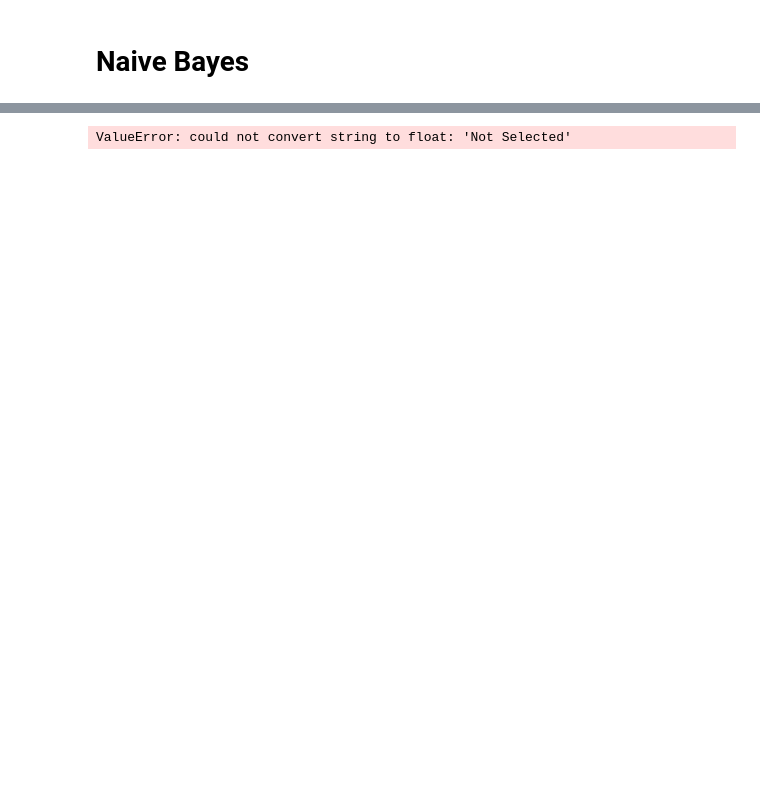
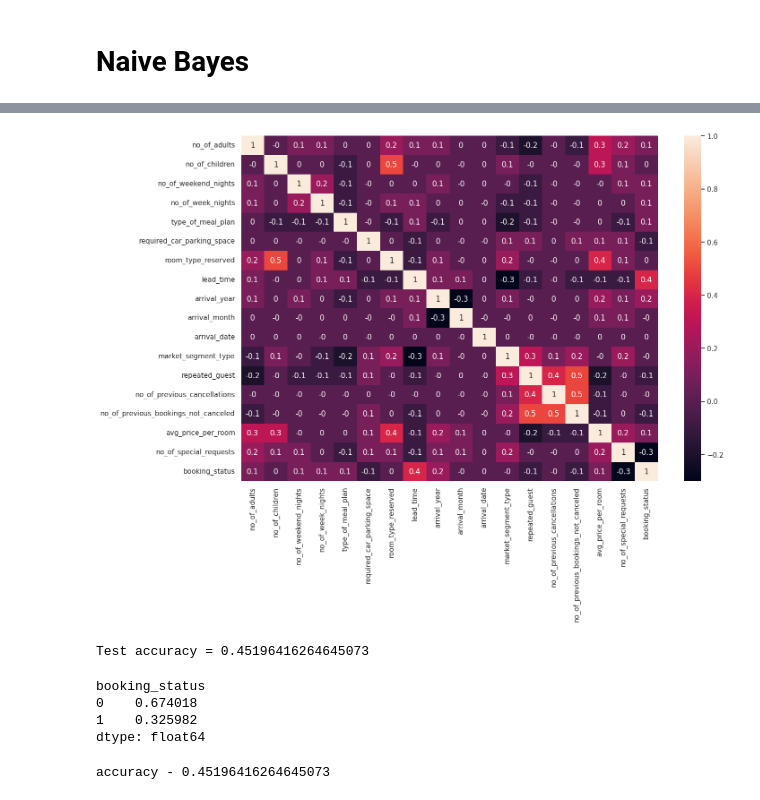
Before and after one commit to nmention/Hotel_reservations, a Jupyter notebook: dataset.ipynb, the cells around one changed output, grey strips where cells are left out. Drawn from its saved outputs; the diff is of its cells as text; code cells hidden in the pictures; blank space fills up the shorter version.

Commit message:
WAOUHHHH
Bayes

```diff
--- a/dataset.ipynb
+++ b/dataset.ipynb
@@ -420,0 +473,11 @@ sys.setrecursionlimit(15000)
+# %%
+import pandas as pd
+import numpy as np
+from sklearn.naive_bayes import GaussianNB
+from sklearn.model_selection import train_test_split
+from sklearn import metrics
+import seaborn as sns
+from scipy.stats import norm
+
+df = pd.read_csv('archive/Hotel Reservations.csv').drop(['Booking_ID'], axis='columns')
+df.head()
@@ -420,0 +491,11 @@ sys.setrecursionlimit(15000)
+# %%
+for column in df:
+    if df[column].dtype == 'object':
+        df[column] = pd.factorize(df[column])[0]
+# %%
+
+
+sns.set(rc={'figure.figsize':(15, 10)})
+sns.heatmap(round(df.corr(), 1), annot=True);
+# %% [output]
+[figure, added]
@@ -421,18 +508,17 @@ sys.setrecursionlimit(15000)
 # %%
-from sklearn.naive_bayes import MultinomialNB
-from sklearn.metrics import accuracy_score
-
-# Création du classificateur Naive Bayes
-classifier = MultinomialNB()
-
-# Entraînement du modèle
-classifier.fit(x_train, y_train)
-
-# Prédiction sur l'ensemble de test
-y_pred = classifier.predict(x_test)
-
-# Évaluation de la précision
-accuracy = accuracy_score(y_test, y_pred)
-print("Accuracy:", accuracy)
+model = GaussianNB()
+model.fit(X_train, y_train)
+accuracy = metrics.accuracy_score(model.predict(X_test), y_test)
+print(f"Test accuracy = {accuracy}")
 # %% [output]
-ValueError: could not convert string to float: 'Not Selected'
+Test accuracy = 0.45196416264645073
+# %%
+columns_means = X_train.groupby(y_train).agg('mean')
+columns_stds = X_train.groupby(y_train).agg('std')
+apriori_probs = X_train.groupby(y_train).apply(lambda x: len(x) / X_train.shape[0])
+apriori_probs
+# %% [output]
+booking_status
+0    0.674018
+1    0.325982
+dtype: float64
@@ -438,0 +541,4 @@ ValueError: could not convert string to float: 'Not Selected'
+# %%
+print(f"accuracy - {metrics.accuracy_score(y_test, predictions)}")
+# %% [output]
+accuracy - 0.45196416264645073
```
Also changed, not shown: parts of 25 cells of this notebook.
